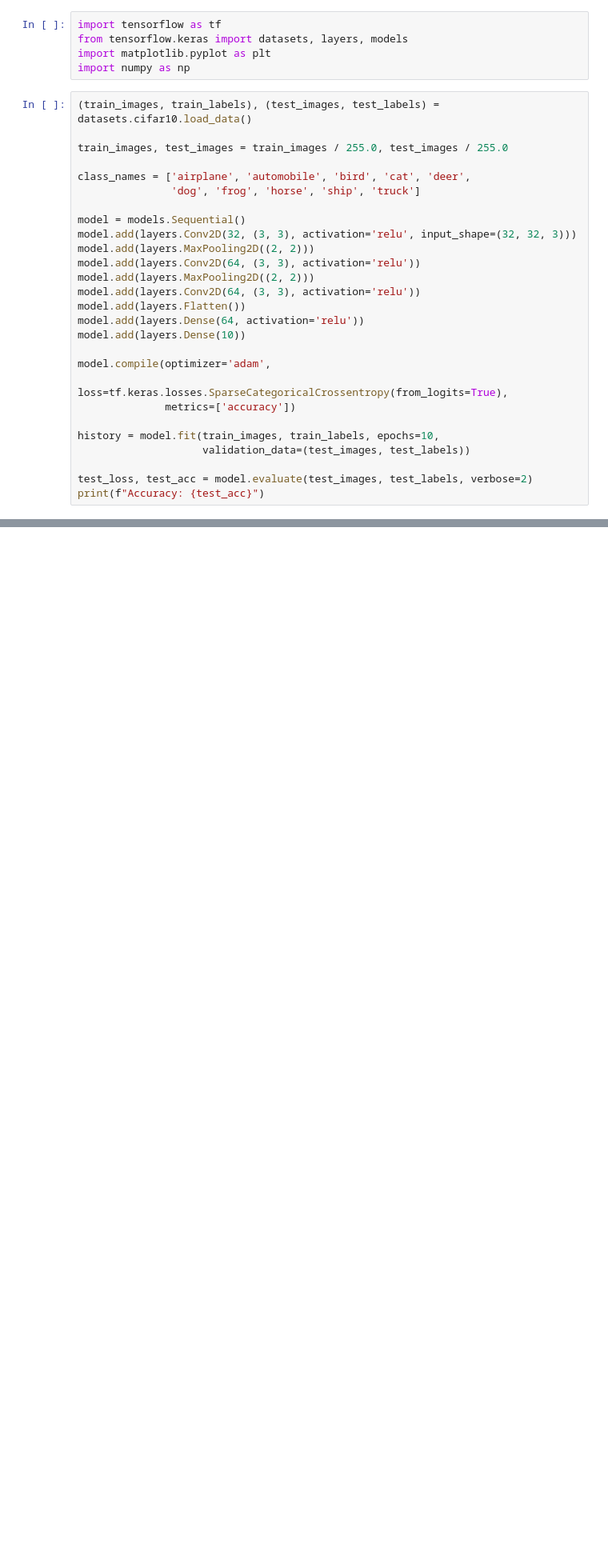
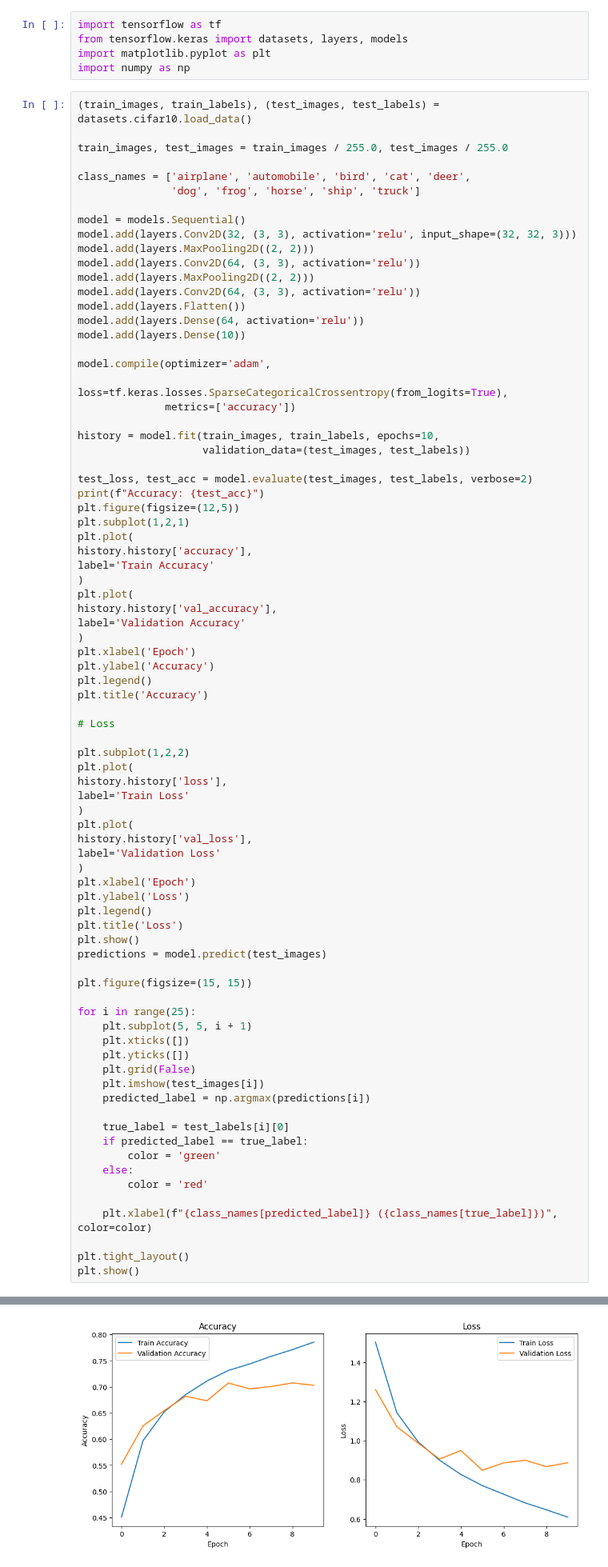
Before and after one commit to ngocnhihophuong2599-max/TH_Deep, a Jupyter notebook: tuan4.ipynb, the cells around one changed output, grey strips where cells are left out. Shown at 80% size. Saved outputs shown, nothing was run; the diff lists cells and outputs as text; blank space fills up the shorter version.

```diff
--- a/tuan4.ipynb
+++ b/tuan4.ipynb
@@ -32,5 +32,58 @@ history = model.fit(train_images, train_labels, epochs=10,
 
 test_loss, test_acc = model.evaluate(test_images, test_labels, verbose=2)
 print(f"Accuracy: {test_acc}")
+plt.figure(figsize=(12,5))
+plt.subplot(1,2,1)
+plt.plot(
+history.history['accuracy'],
+label='Train Accuracy'
+)
+plt.plot(
+history.history['val_accuracy'],
+label='Validation Accuracy'
+)
+plt.xlabel('Epoch')
+plt.ylabel('Accuracy')
+plt.legend()
+plt.title('Accuracy')
+
+# Loss
+
+plt.subplot(1,2,2)
+plt.plot(
+history.history['loss'],
+label='Train Loss'
+)
+plt.plot(
+history.history['val_loss'],
+label='Validation Loss'
+)
+plt.xlabel('Epoch')
+plt.ylabel('Loss')
+plt.legend()
+plt.title('Loss')
+plt.show()
+predictions = model.predict(test_images)
+
+plt.figure(figsize=(15, 15))
+
+for i in range(25):
+    plt.subplot(5, 5, i + 1)
+    plt.xticks([])
+    plt.yticks([])
+    plt.grid(False)
+    plt.imshow(test_images[i])
+    predicted_label = np.argmax(predictions[i])
+
+    true_label = test_labels[i][0]
+    if predicted_label == true_label:
+        color = 'green'
+    else:
+        color = 'red'
+
+    plt.xlabel(f"{class_names[predicted_label]} ({class_names[true_label]})", color=color)
+
+plt.tight_layout()
+plt.show()
 # %% [output]
 Downloading data from https://www.cs.toronto.edu/~kriz/cifar-10-python.tar.gz
@@ -54,0 +108 @@ Accuracy: 0.7177000045776367
+[figure, added]
```
Also changed, not shown: parts of 2 cells of this notebook.
